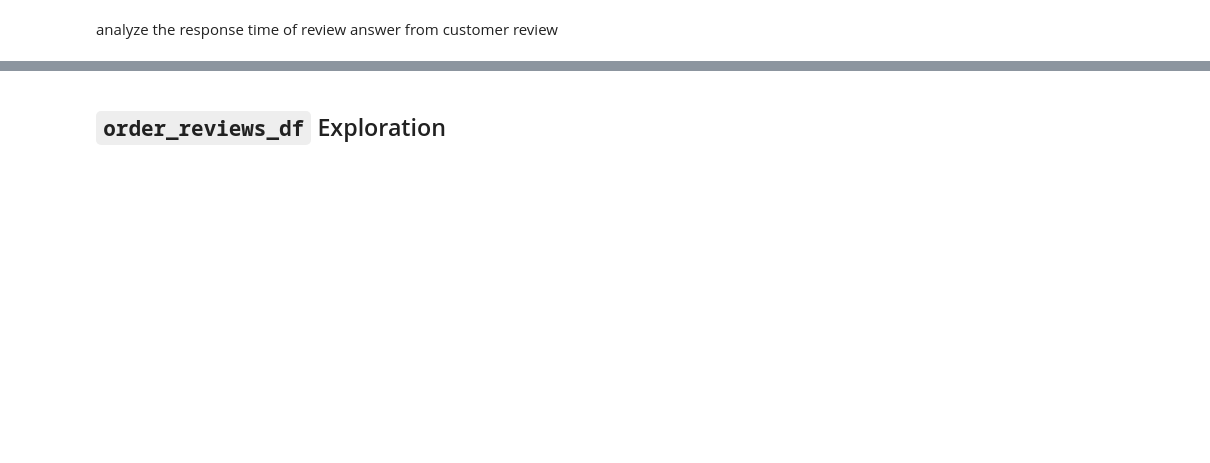
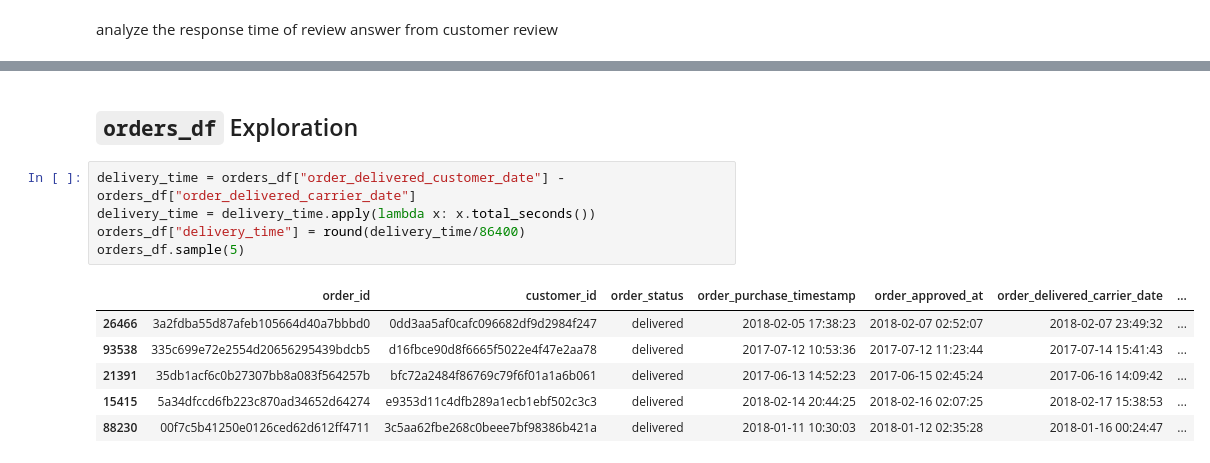
Before and after one commit to naufalmuafi/e-commerce_analysis_project, a Jupyter notebook: main.ipynb, the cells around one changed output, grey strips where cells are left out. Drawn from its saved outputs; the diff is of its cells as text; blank space fills up the shorter version.

```diff
--- a/main.ipynb
+++ b/main.ipynb
@@ -981,4 +981,16 @@ order_reviews_df.sample(5)
 | 20952 | e756e7d72459f513ac8cbf720f1e56cb | 818b0cfed13b2b6712926e620e37ec60 | 4 | Prefer not to say | Produto ótimo, de qualidade e mui... | 2017-04-12 | ... |
 | 80194 | cc44d8ca44001c40ca24f32907eb58ab | ced9d48cd170ccf0a762bf379b4723fc | 5 | Prefer not to say | Muito bom estou satisfeito com o ... | 2018-04-25 | ... |
 # %% [markdown]
-## `order_reviews_df` Exploration
+## `orders_df` Exploration
+# %%
+delivery_time = orders_df["order_delivered_customer_date"] - orders_df["order_delivered_carrier_date"]
+delivery_time = delivery_time.apply(lambda x: x.total_seconds())
+orders_df["delivery_time"] = round(delivery_time/86400)
+orders_df.sample(5)
+# %% [output]
+|  | order_id | customer_id | order_status | order_purchase_timestamp | order_approved_at | order_delivered_carrier_date | ... |
+| 26466 | 3a2fdba55d87afeb105664d40a7bbbd0 | 0dd3aa5af0cafc096682df9d2984f247 | delivered | 2018-02-05 17:38:23 | 2018-02-07 02:52:07 | 2018-02-07 23:49:32 | ... |
+| 93538 | 335c699e72e2554d20656295439bdcb5 | d16fbce90d8f6665f5022e4f47e2aa78 | delivered | 2017-07-12 10:53:36 | 2017-07-12 11:23:44 | 2017-07-14 15:41:43 | ... |
+| 21391 | 35db1acf6c0b27307bb8a083f564257b | bfc72a2484f86769c79f6f01a1a6b061 | delivered | 2017-06-13 14:52:23 | 2017-06-15 02:45:24 | 2017-06-16 14:09:42 | ... |
+| 15415 | 5a34dfccd6fb223c870ad34652d64274 | e9353d11c4dfb289a1ecb1ebf502c3c3 | delivered | 2018-02-14 20:44:25 | 2018-02-16 02:07:25 | 2018-02-17 15:38:53 | ... |
+| 88230 | 00f7c5b41250e0126ced62d612ff4711 | 3c5aa62fbe268c0beee7bf98386b421a | delivered | 2018-01-11 10:30:03 | 2018-01-12 02:35:28 | 2018-01-16 00:24:47 | ... |
```
Also changed, not shown: parts of 2 cells of this notebook.
